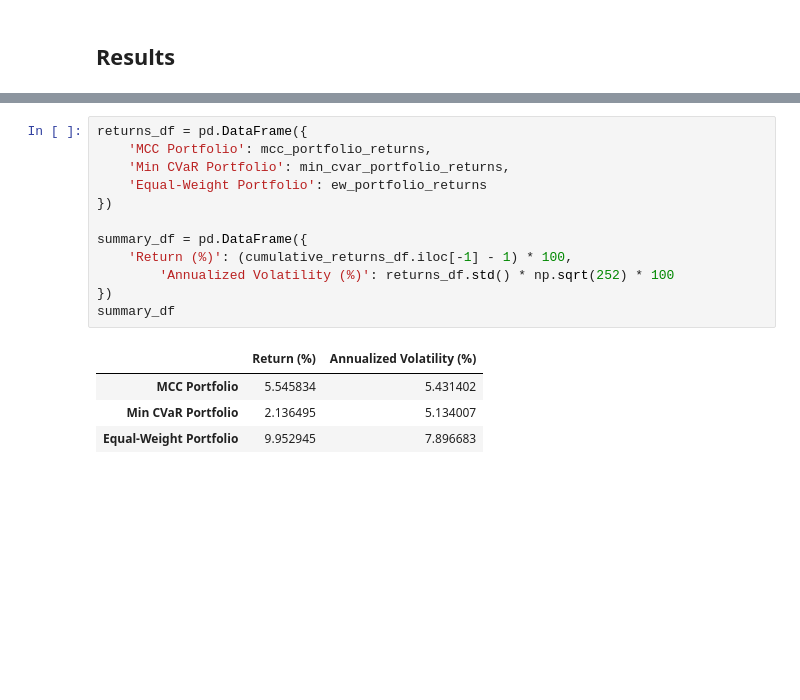
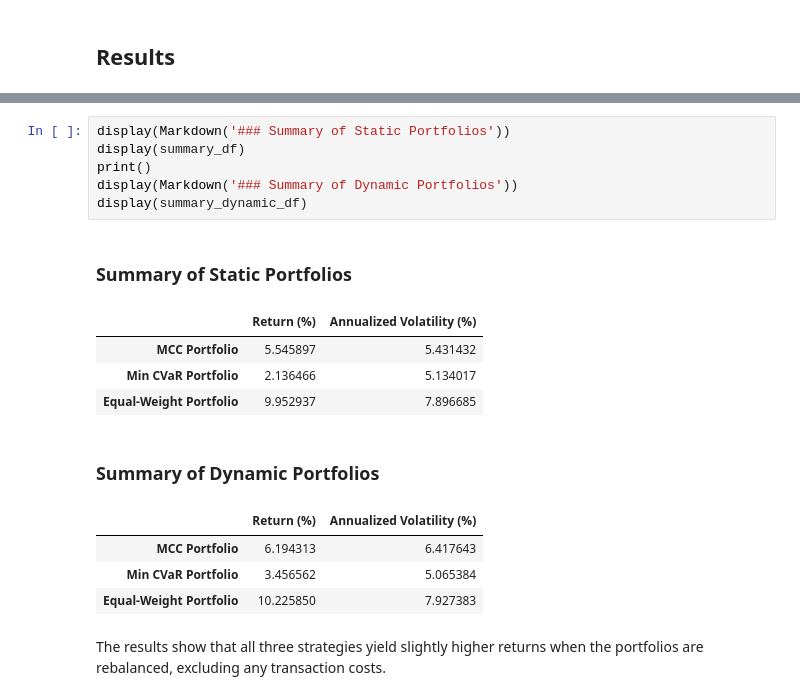
Before and after one commit to LuisMB09/admin_de_riesgos, a Jupyter notebook: min_CVaR.ipynb, the cells around one changed output, grey strips where cells are left out. Saved outputs shown, nothing was run; the diff lists cells and outputs as text; blank space fills up the shorter version.

```diff
--- a/min_CVaR.ipynb
+++ b/min_CVaR.ipynb
@@ -260,17 +584,19 @@ plt.grid();
-# %%
-returns_df = pd.DataFrame({
-    'MCC Portfolio': mcc_portfolio_returns,
-    'Min CVaR Portfolio': min_cvar_portfolio_returns,
-    'Equal-Weight Portfolio': ew_portfolio_returns
-})
-
-summary_df = pd.DataFrame({
-    'Return (%)': (cumulative_returns_df.iloc[-1] - 1) * 100,
-        'Annualized Volatility (%)': returns_df.std() * np.sqrt(252) * 100
-})
-summary_df
-# %% [output]
-|  | Return (%) | Annualized Volatility (%) |
-| MCC Portfolio | 5.545834 | 5.431402 |
-| Min CVaR Portfolio | 2.136495 | 5.134007 |
-| Equal-Weight Portfolio | 9.952945 | 7.896683 |
+# %%
+display(Markdown('### Summary of Static Portfolios'))
+display(summary_df)
+print()
+display(Markdown('### Summary of Dynamic Portfolios'))
+display(summary_dynamic_df)
+# %% [output]
+### Summary of Static Portfolios
+|  | Return (%) | Annualized Volatility (%) |
+| MCC Portfolio | 5.545897 | 5.431432 |
+| Min CVaR Portfolio | 2.136466 | 5.134017 |
+| Equal-Weight Portfolio | 9.952937 | 7.896685 |
+### Summary of Dynamic Portfolios
+|  | Return (%) | Annualized Volatility (%) |
+| MCC Portfolio | 6.194313 | 6.417643 |
+| Min CVaR Portfolio | 3.456562 | 5.065384 |
+| Equal-Weight Portfolio | 10.225850 | 7.927383 |
+# %% [markdown]
+The results show that all three strategies yield slightly higher returns when the portfolios are rebalanced, excluding any transaction costs.
```
Also changed, not shown: parts of 32 cells of this notebook.
